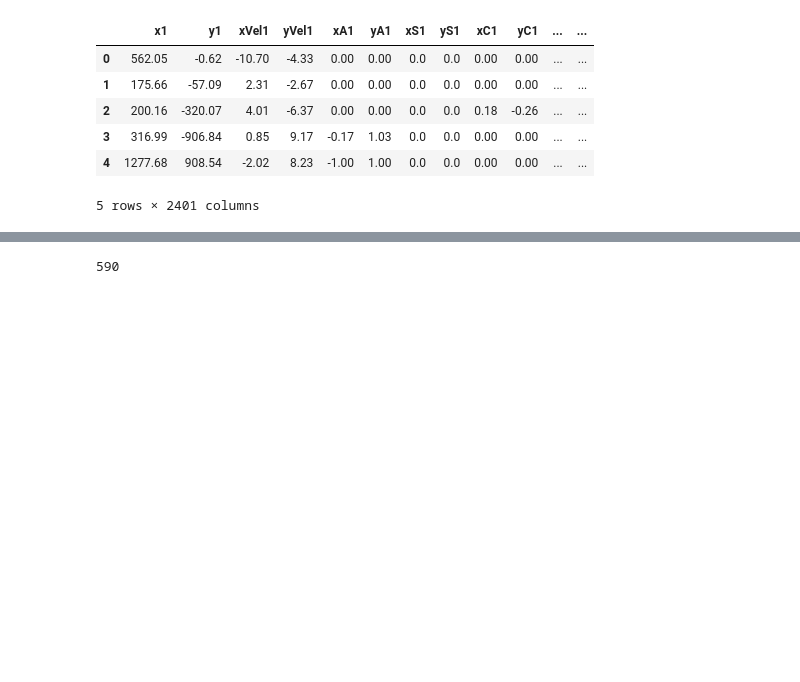
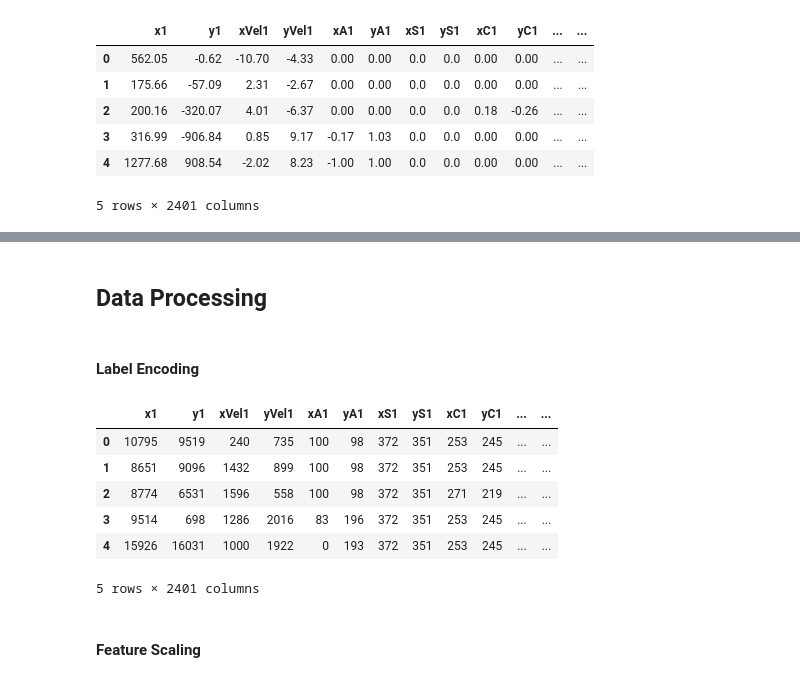
Before and after one commit to syedirfanx/swarm-intelligence, a Jupyter notebook: dispersive-flies-optimisation.ipynb, the cells around one changed output, grey strips where cells are left out. Cells and saved outputs as stored; diff of their text form; code cells hidden in the pictures; blank space fills up the shorter version.

```diff
--- a/dispersive-flies-optimisation.ipynb
+++ b/dispersive-flies-optimisation.ipynb
@@ -182,4 +27,4 @@ dim = np.size(X_train, 1)
-# %%
-dim
-# %% [output]
-590
+# %% [markdown]
+## Data Processing
+# %% [markdown]
+#### Label Encoding
@@ -185,0 +37,12 @@ dim
+# %%
+data.head()
+# %% [output]
+|  | x1 | y1 | xVel1 | yVel1 | xA1 | yA1 | xS1 | yS1 | xC1 | yC1 | ... | ... |
+| 0 | 10795 | 9519 | 240 | 735 | 100 | 98 | 372 | 351 | 253 | 245 | ... | ... |
+| 1 | 8651 | 9096 | 1432 | 899 | 100 | 98 | 372 | 351 | 253 | 245 | ... | ... |
+| 2 | 8774 | 6531 | 1596 | 558 | 100 | 98 | 372 | 351 | 271 | 219 | ... | ... |
+| 3 | 9514 | 698 | 1286 | 2016 | 83 | 196 | 372 | 351 | 253 | 245 | ... | ... |
+| 4 | 15926 | 16031 | 1000 | 1922 | 0 | 193 | 372 | 351 | 253 | 245 | ... | ... |
+5 rows × 2401 columns
+# %% [markdown]
+#### Feature Scaling
```
Also changed, not shown: parts of 75 cells of this notebook.
